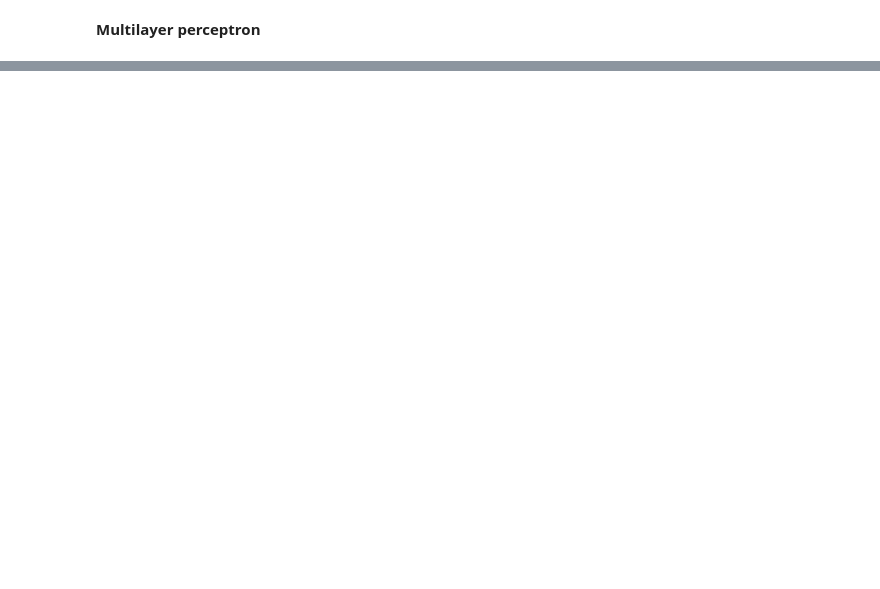
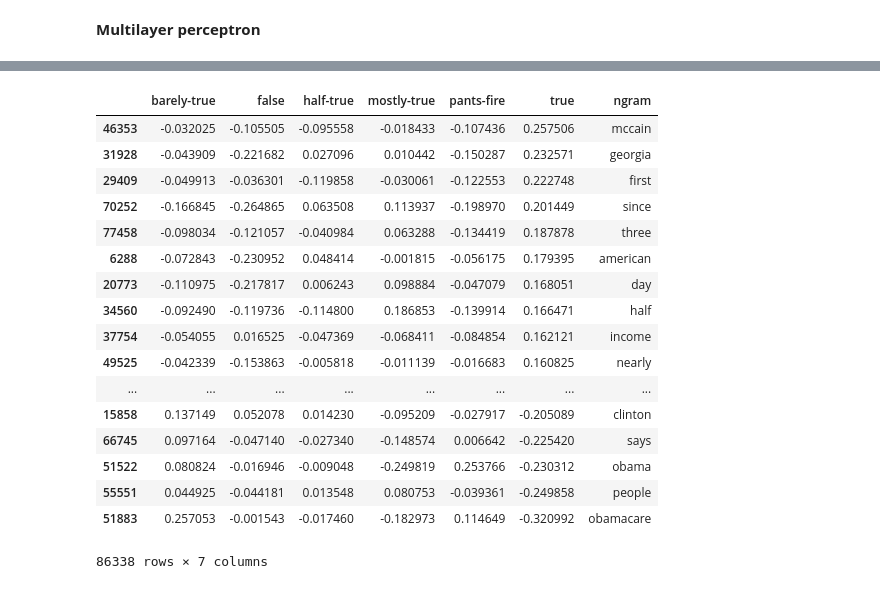
Before and after one commit to joshuamei91/ga-dsi-sg-07, a Jupyter notebook: capstone/US fake news analysis.ipynb, the cells around one changed output, grey strips where cells are left out. Cells and saved outputs as stored; diff of their text form; code cells hidden in the pictures; blank space fills up the shorter version.

```diff
--- a/capstone/US fake news analysis.ipynb
+++ b/capstone/US fake news analysis.ipynb
@@ -866,7 +910,7 @@ class Dummify(BaseEstimator, TransformerMixin):
             transformed_x = self.ohe.transform(x.to_frame())
             return transformed_x[:,1:] # drop first column
 
-    def get_feature_names(self, input_features):
+    def get_feature_names(self, input_features=None):
         if self.multilabel:
             return self.mlb.classes_
         return self.ohe.get_feature_names(input_features)[1:]
@@ -908,12 +952,23 @@ transformer_pipeline = Pipeline([
                 ('ohe', Dummify()),
             ])),
 
+            # Pipeline to dummify speaker column
+            ('speaker', Pipeline([
+                ('selector', ItemSelector(key='speaker')),
+                ('ohe', Dummify()),
+            ])),
+
             # Pipeline to dummify subjects column
             ('subjects', Pipeline([
                 ('selector', ItemSelector(key='subjects')),
                 ('ohe', Dummify(multilabel=True)),
             ])),
 
+            # Pipeline to dummify past credibility columns
+            ('credibility', Pipeline([
+                ('selector', ItemSelector(key=['pants_on_fire', 'false', 'barely_true', 'half_true', 'mostly_true'])),
+            ])),
+
         ],
     )),
 ])
@@ -1051,0 +1051,7 @@ mlp_transformer_pipeline = Pipeline([
+# %%
+pipeline_text_logr_final = Pipeline([
+    ('vect', CountVectorizer(stop_words=stopword_list, ngram_range=(1,2))),
+    ('logr', LogisticRegression(multi_class='ovr', solver='liblinear', random_state=42, C=0.021544346900318832,
+                               penalty='l2'))
+])
+pipeline_text_logr_final.fit(news_train['statement'], news_train['label'])
@@ -1051,0 +1071,5 @@ mlp_transformer_pipeline = Pipeline([
+# %%
+text_coef = pd.DataFrame(pipeline_text_logr_final.named_steps['logr'].coef_).T
+text_coef.columns = pipeline_text_logr_final.named_steps['logr'].classes_
+text_coef['ngram'] = pipeline_text_logr_final.named_steps['vect'].get_feature_names()
+text_coef.sort_values('pants-fire', ascending=False)
@@ -1051,0 +1095,21 @@ mlp_transformer_pipeline = Pipeline([
+# %%
+text_coef.sort_values('true', ascending=False)
+# %% [output]
+|  | barely-true | false | half-true | mostly-true | pants-fire | true | ngram |
+| 46353 | -0.032025 | -0.105505 | -0.095558 | -0.018433 | -0.107436 | 0.257506 | mccain |
+| 31928 | -0.043909 | -0.221682 | 0.027096 | 0.010442 | -0.150287 | 0.232571 | georgia |
+| 29409 | -0.049913 | -0.036301 | -0.119858 | -0.030061 | -0.122553 | 0.222748 | first |
+| 70252 | -0.166845 | -0.264865 | 0.063508 | 0.113937 | -0.198970 | 0.201449 | since |
+| 77458 | -0.098034 | -0.121057 | -0.040984 | 0.063288 | -0.134419 | 0.187878 | three |
+| 6288 | -0.072843 | -0.230952 | 0.048414 | -0.001815 | -0.056175 | 0.179395 | american |
+| 20773 | -0.110975 | -0.217817 | 0.006243 | 0.098884 | -0.047079 | 0.168051 | day |
+| 34560 | -0.092490 | -0.119736 | -0.114800 | 0.186853 | -0.139914 | 0.166471 | half |
+| 37754 | -0.054055 | 0.016525 | -0.047369 | -0.068411 | -0.084854 | 0.162121 | income |
+| 49525 | -0.042339 | -0.153863 | -0.005818 | -0.011139 | -0.016683 | 0.160825 | nearly |
+| ... | ... | ... | ... | ... | ... | ... | ... |
+| 15858 | 0.137149 | 0.052078 | 0.014230 | -0.095209 | -0.027917 | -0.205089 | clinton |
+| 66745 | 0.097164 | -0.047140 | -0.027340 | -0.148574 | 0.006642 | -0.225420 | says |
+| 51522 | 0.080824 | -0.016946 | -0.009048 | -0.249819 | 0.253766 | -0.230312 | obama |
+| 55551 | 0.044925 | -0.044181 | 0.013548 | 0.080753 | -0.039361 | -0.249858 | people |
+| 51883 | 0.257053 | -0.001543 | -0.017460 | -0.182973 | 0.114649 | -0.320992 | obamacare |
+86338 rows × 7 columns
```
Also changed, not shown: parts of 55 cells of this notebook, 2 other files.
